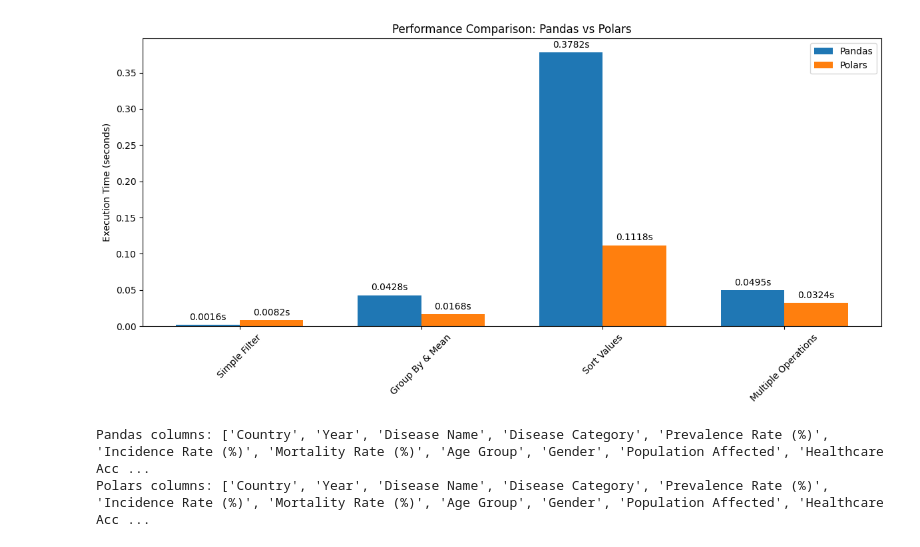
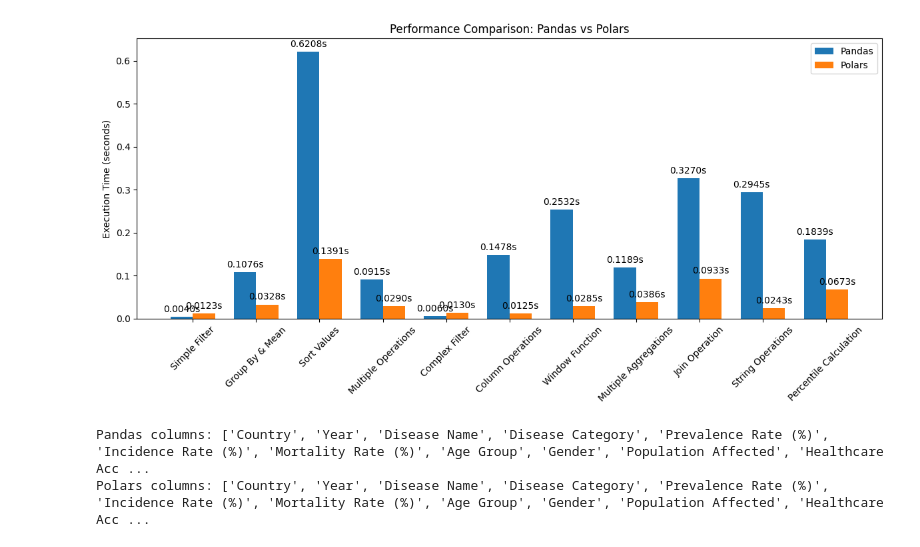
Before and after one commit to anonymous-himalayas/Polars-VS-Pandas, a Jupyter notebook: comparison.ipynb, the cells around one changed output. Drawn from its saved outputs; the diff is of its cells as text; code cells hidden in the pictures.

Commit message:
fixed operations

```diff
--- a/comparison.ipynb
+++ b/comparison.ipynb
@@ -45,7 +45,53 @@ operations = [
 
     ('Multiple Operations',
      lambda pdf: pdf.groupby('Country').agg({'Prevalence Rate': 'mean', 'Mortality Rate': 'sum'}).sort_values('Prevalence Rate'),
-     lambda pldf: pldf.group_by('Country').agg([pl.col('Prevalence Rate').mean(), pl.col('Mortality Rate').sum()]).sort('Prevalence Rate'))
+     lambda pldf: pldf.group_by('Country').agg([
+         pl.col('Prevalence Rate').mean(),
+         pl.col('Mortality Rate').sum()
+     ]).sort('Prevalence Rate')),
+
+    ('Complex Filter',
+     lambda pdf: pdf[(pdf['Prevalence Rate'] > 50) & (pdf['Mortality Rate'] < 30)],
+     lambda pldf: pldf.filter((pl.col('Prevalence Rate') > 50) & (pl.col('Mortality Rate') < 30))),
+
+    ('Column Operations',
+     lambda pdf: pdf.assign(Risk_Score=pdf['Prevalence Rate'] * pdf['Mortality Rate'] / 100),
+     lambda pldf: pldf.with_columns((pl.col('Prevalence Rate') * pl.col('Mortality Rate') / 100).alias('Risk_Score'))),
+
+    ('Window Function',
+     lambda pdf: pdf.assign(Avg_Prevalence=pdf.groupby('Country')['Prevalence Rate'].transform('mean')),
+     lambda pldf: pldf.with_columns(pl.col('Prevalence Rate').mean().over('Country').alias('Avg_Prevalence'))),
+
+    ('Multiple Aggregations',
+     lambda pdf: pdf.groupby('Country').agg({
+         'Prevalence Rate': ['mean', 'min', 'max'],
+         'Mortality Rate': ['mean', 'min', 'max']}),
+     lambda pldf: pldf.group_by('Country').agg([
+         pl.col('Prevalence Rate').mean().alias('Prevalence_mean'),
+         pl.col('Prevalence Rate').min().alias('Prevalence_min'),
+         pl.col('Prevalence Rate').max().alias('Prevalence_max'),
+         pl.col('Mortality Rate').mean().alias('Mortality_mean'),
+         pl.col('Mortality Rate').min().alias('Mortality_min'),
+         pl.col('Mortality Rate').max().alias('Mortality_max')
+     ])),
+
+    ('Join Operation',
+     lambda pdf: pdf.merge(pdf.groupby('Country')['Prevalence Rate'].mean().reset_index(),
+                          on='Country',
+                          suffixes=('', '_country_avg')),
+     lambda pldf: pldf.join(
+         pldf.group_by('Country').agg(pl.col('Prevalence Rate').mean().alias('Prevalence_country_avg')),
+         on='Country'
+     )),
+
+    ('String Operations',
+     lambda pdf: pdf.assign(Country_Upper=pdf['Country'].str.upper()),
+     lambda pldf: pldf.with_columns(pl.col('Country').str.to_uppercase().alias('Country_Upper'))),
+
+
+    ('Percentile Calculation',
+     lambda pdf: pdf.groupby('Country')['Prevalence Rate'].quantile(0.75),
+     lambda pldf: pldf.group_by('Country').agg(pl.col('Prevalence Rate').quantile(0.75).alias('percentile_75')))
 ]
 
 # Lists to store results
@@ -73,34 +119,34 @@ for name, pandas_op, polars_op in operations:
 x = np.arange(len(operation_names))
 width = 0.35
 
 fig, ax = plt.subplots(figsize=(12, 6))
 rects1 = ax.bar(x - width/2, pandas_times, width, label='Pandas')
 rects2 = ax.bar(x + width/2, polars_times, width, label='Polars')
 
 # Customize the plot
 ax.set_ylabel('Execution Time (seconds)')
 ax.set_title('Performance Comparison: Pandas vs Polars')
 ax.set_xticks(x)
 ax.set_xticklabels(operation_names, rotation=45)
 ax.legend()
 
 # Add value labels on top of bars
 def autolabel(rects):
     for rect in rects:
         height = rect.get_height()
         ax.annotate(f'{height:.4f}s',
                    xy=(rect.get_x() + rect.get_width() / 2, height),
                    xytext=(0, 3),
                    textcoords="offset points",
                    ha='center', va='bottom')
 
 autolabel(rects1)
 autolabel(rects2)
 
 plt.tight_layout()
 plt.show()
 # %% [output]
-[figure, old version]
+[figure, new version]
 # %%
 # After loading the dataframes, add:
 print("Pandas columns:", pandas_df.columns.tolist())
```
